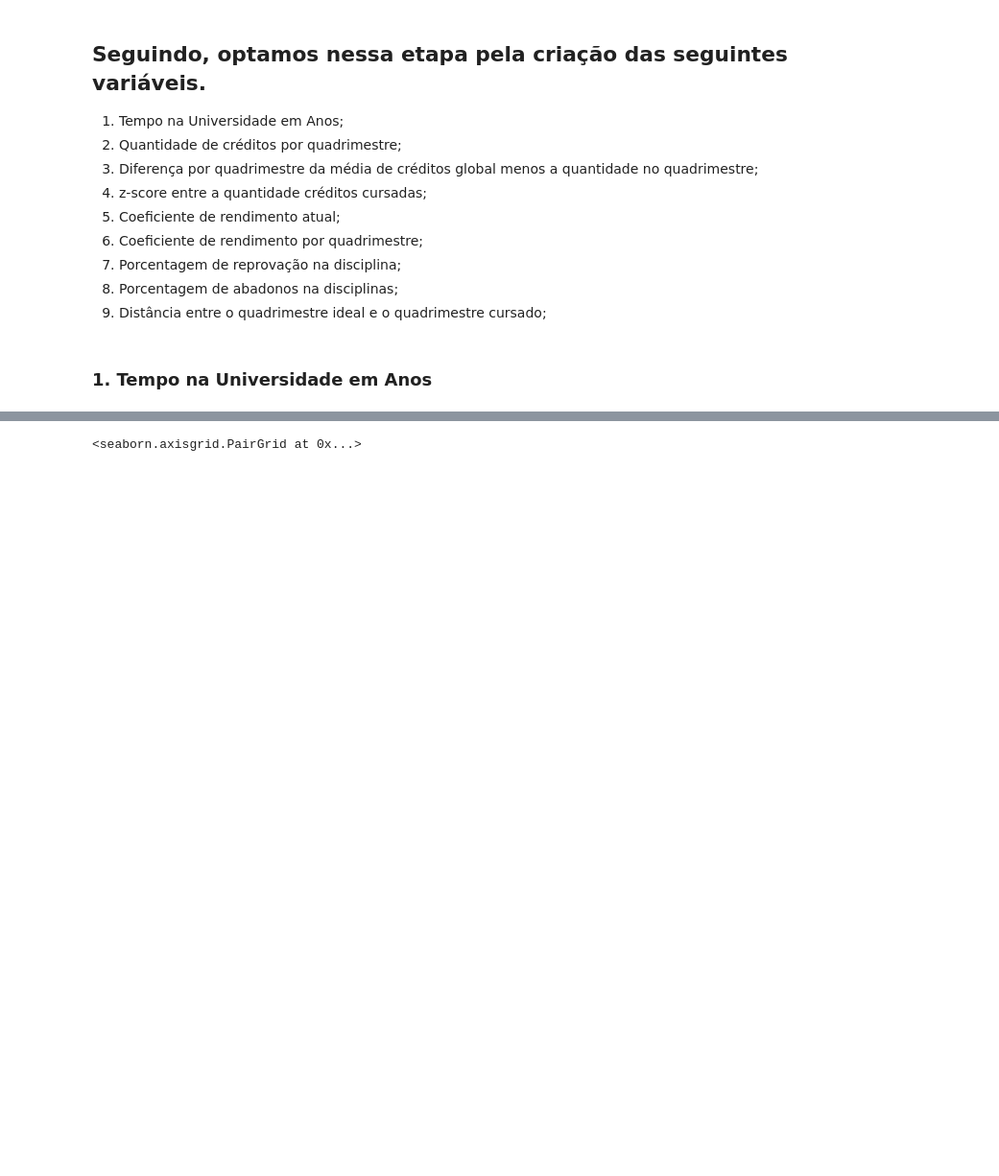
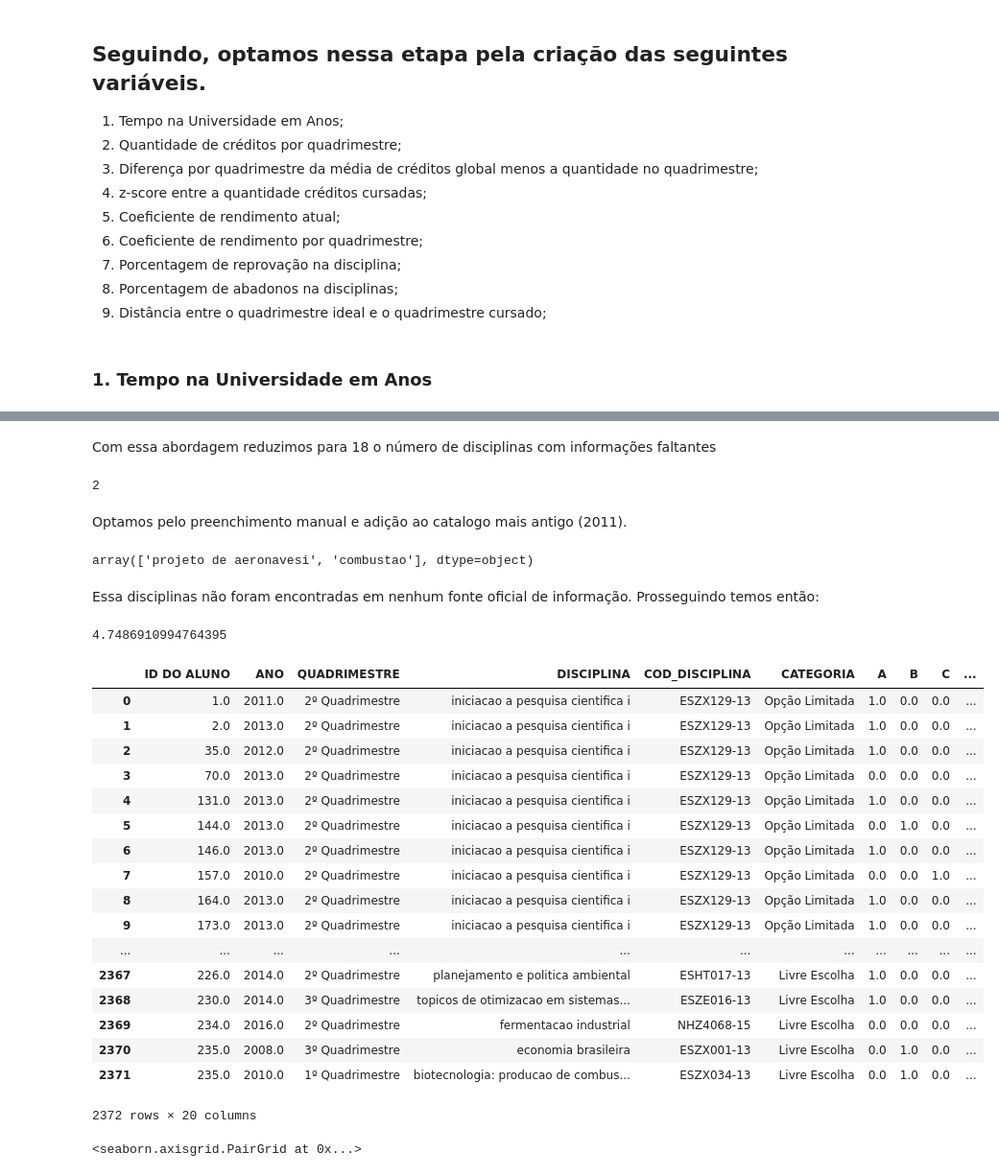
Before and after one commit to jairojuunior/miningAbandonment, a Jupyter notebook: EDA.ipynb, the cells around one changed output, grey strips where cells are left out. Shown: that part at 96% size. Drawn from its saved outputs; the diff is of its cells as text; code cells hidden in the pictures; blank space fills up the shorter version.

```diff
--- a/EDA.ipynb
+++ b/EDA.ipynb
@@ -134,0 +169,20 @@ b['CATEGORIA'] = b['CATEGORIA'].replace("","LIV")
+# %%
+catalogo2011 = "https://raw.githubusercontent.com/bruAristimunha/miningAbandonment/master/data/catalogo_de_disciplinas_2011.csv"
+
+disciplinas2011 = pd.read_csv(catalogo2011, sep="|")
+disciplinas2011.columns = ['SIGLA', 'DISCIPLINA', 'T', 'P', 'I']
+
+#Remoção de acentos
+disciplinas2011['DISCIPLINA'] = disciplinas2011['DISCIPLINA'].str.normalize('NFKD')
+
+#Para minusculas
+disciplinas2011['DISCIPLINA'] = disciplinas2011['DISCIPLINA'].str.lower()
+
+#Encondificação para ASCII ignorando erros
+disciplinas2011['DISCIPLINA'] = disciplinas2011['DISCIPLINA'].str.encode('ascii', errors='ignore')
+
+#Decoficação para UTF-8, formato mais empregado nessa categoria de análise
+disciplinas2011['DISCIPLINA'] = disciplinas2011['DISCIPLINA'].str.decode('utf-8')
+
+
+disciplinas2011.columns
@@ -134,0 +191,6 @@ b['CATEGORIA'] = b['CATEGORIA'].replace("","LIV")
+# %%
+disciplinas = disciplinas.append(disciplinas2011, sort=True)
+
+
+disciplinas =  disciplinas[['SIGLA', 'DISCIPLINA', 'T', 'P', 'I', 'RECOMENDAÇÃO']]
+disciplinas.head()
@@ -135,3 +204,53 @@ b['CATEGORIA'] = b['CATEGORIA'].replace("","LIV")
+# %% [markdown]
+Com essa abordagem reduzimos para 18 o número de disciplinas com informações faltantes
+# %%
+foraCatalogo = tratado['NOME_DISCIPLINA'].unique()[~np.isin(tratado['NOME_DISCIPLINA'].unique(),disciplinas['DISCIPLINA'].unique())]
+print(len(foraCatalogo))
+# %% [output]
+2
+# %% [markdown]
+Optamos pelo preenchimento manual e adição ao catalogo mais antigo (2011).
+# %%
+foraCatalogo
+# %% [output]
+array(['projeto de aeronavesi', 'combustao'], dtype=object)
+# %% [markdown]
+Essa disciplinas não foram encontradas em nenhum fonte oficial de informação.
+Prosseguindo temos então:
+# %%
+tratado.columns = ['ID DO ALUNO', 'ANO', 'QUADRIMESTRE', 'DISCIPLINA',
+       'COD_DISCIPLINA', 'CATEGORIA', 'A', 'B', 'C', 'D', 'F', 'O', 'ANO_QUAD',
+       'QUAD_CURSADO', 'ANOS_NA_UNIVER']
+# %%
+tratado_01 = tratado.copy()
+disciplinas_unique = disciplinas[~disciplinas['DISCIPLINA'].duplicated(keep=False)]
+tratado_01 = tratado_01.merge(disciplinas_unique,'inner', on='DISCIPLINA')
+tratado_01['C'] = tratado_01['T']+tratado_01['P']
+# %%
+np.mean(tratado_01.groupby(["ID DO ALUNO","ANO","QUADRIMESTRE"])['C'].apply(np.sum))
+# %% [output]
+4.7486910994764395
+# %%
+tratado_01
+# %% [output]
+|  | ID DO ALUNO | ANO | QUADRIMESTRE | DISCIPLINA | COD_DISCIPLINA | CATEGORIA | A | B | C | ... |
+| 0 | 1.0 | 2011.0 | 2º Quadrimestre | iniciacao a pesquisa cientifica i | ESZX129-13 | Opção Limitada | 1.0 | 0.0 | 0.0 | ... |
+| 1 | 2.0 | 2013.0 | 2º Quadrimestre | iniciacao a pesquisa cientifica i | ESZX129-13 | Opção Limitada | 1.0 | 0.0 | 0.0 | ... |
+| 2 | 35.0 | 2012.0 | 2º Quadrimestre | iniciacao a pesquisa cientifica i | ESZX129-13 | Opção Limitada | 1.0 | 0.0 | 0.0 | ... |
+| 3 | 70.0 | 2013.0 | 2º Quadrimestre | iniciacao a pesquisa cientifica i | ESZX129-13 | Opção Limitada | 0.0 | 0.0 | 0.0 | ... |
+| 4 | 131.0 | 2013.0 | 2º Quadrimestre | iniciacao a pesquisa cientifica i | ESZX129-13 | Opção Limitada | 1.0 | 0.0 | 0.0 | ... |
+| 5 | 144.0 | 2013.0 | 2º Quadrimestre | iniciacao a pesquisa cientifica i | ESZX129-13 | Opção Limitada | 0.0 | 1.0 | 0.0 | ... |
+| 6 | 146.0 | 2013.0 | 2º Quadrimestre | iniciacao a pesquisa cientifica i | ESZX129-13 | Opção Limitada | 1.0 | 0.0 | 0.0 | ... |
+| 7 | 157.0 | 2010.0 | 2º Quadrimestre | iniciacao a pesquisa cientifica i | ESZX129-13 | Opção Limitada | 0.0 | 0.0 | 1.0 | ... |
+| 8 | 164.0 | 2013.0 | 2º Quadrimestre | iniciacao a pesquisa cientifica i | ESZX129-13 | Opção Limitada | 1.0 | 0.0 | 0.0 | ... |
+| 9 | 173.0 | 2013.0 | 2º Quadrimestre | iniciacao a pesquisa cientifica i | ESZX129-13 | Opção Limitada | 1.0 | 0.0 | 0.0 | ... |
+| ... | ... | ... | ... | ... | ... | ... | ... | ... | ... | ... |
+| 2367 | 226.0 | 2014.0 | 2º Quadrimestre | planejamento e politica ambiental | ESHT017-13 | Livre Escolha | 1.0 | 0.0 | 0.0 | ... |
+| 2368 | 230.0 | 2014.0 | 3º Quadrimestre | topicos de otimizacao em sistemas... | ESZE016-13 | Livre Escolha | 1.0 | 0.0 | 0.0 | ... |
+| 2369 | 234.0 | 2016.0 | 2º Quadrimestre | fermentacao industrial | NHZ4068-15 | Livre Escolha | 0.0 | 0.0 | 0.0 | ... |
+| 2370 | 235.0 | 2008.0 | 3º Quadrimestre | economia brasileira | ESZX001-13 | Livre Escolha | 0.0 | 1.0 | 0.0 | ... |
+| 2371 | 235.0 | 2010.0 | 1º Quadrimestre | biotecnologia: producao de combus... | ESZX034-13 | Livre Escolha | 0.0 | 1.0 | 0.0 | ... |
+2372 rows × 20 columns
 # %%
 
 b.sort_values('APROVADOS',ascending=False )
```
Also changed, not shown: parts of 21 cells of this notebook.
